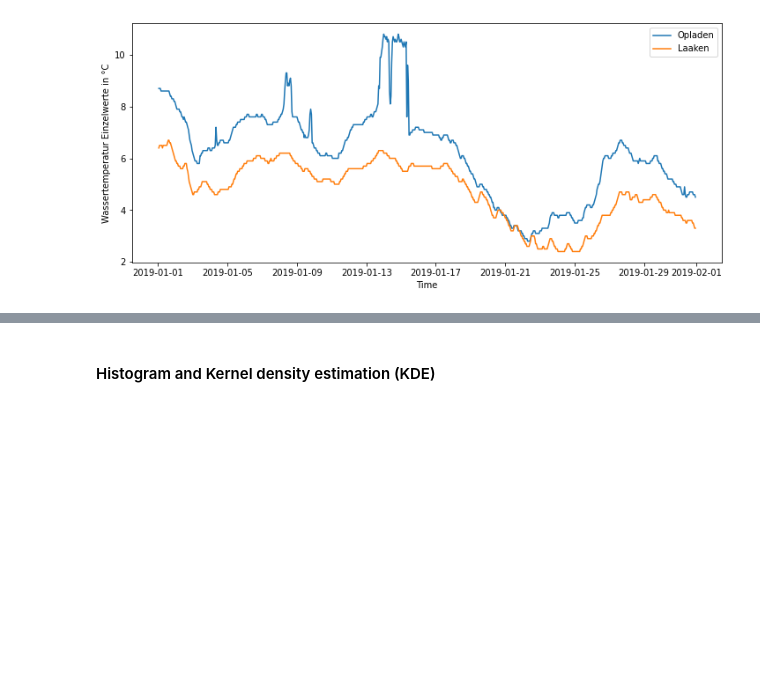
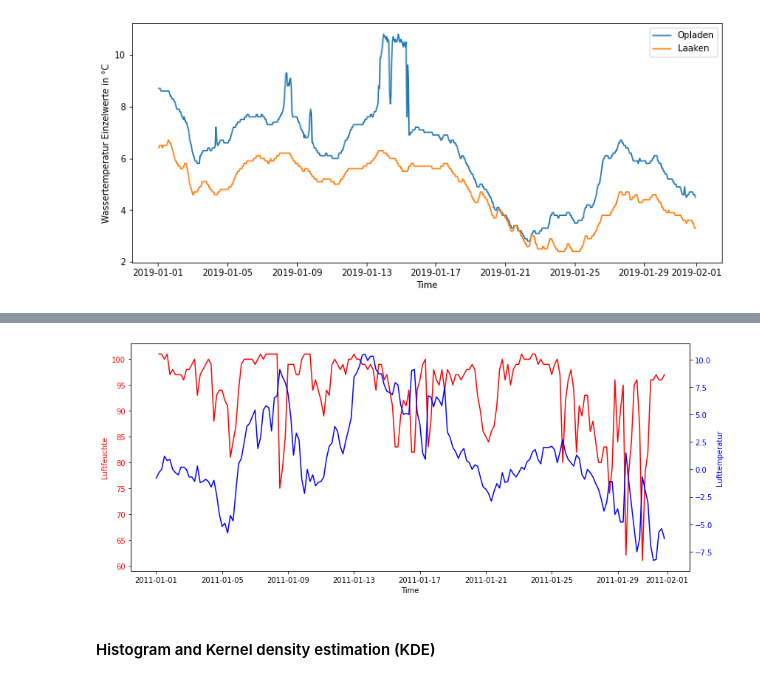
Before and after one commit to 52North/sos4py, a Jupyter notebook: examples/demo_data_access_plotting.ipynb, the cells around one changed output, grey strips where cells are left out. Drawn from its saved outputs; the diff is of its cells as text; code cells hidden in the pictures; blank space fills up the shorter version.

```diff
--- a/examples/demo_data_access_plotting.ipynb
+++ b/examples/demo_data_access_plotting.ipynb
@@ -311,3 +405,29 @@ plt.show()
+# %%
+x3 = df1_sub['time_stamp'].to_numpy()
+y3 = df1_sub['value'].to_numpy()
+
+x4 = df2_sub['time_stamp'].to_numpy()
+y4 = df2_sub['value'].to_numpy()
+
+fig, ax1 = plt.subplots(figsize=(12,5))
+
+color = 'red'
+ax1.set_xlabel('Time')
+ax1.set_ylabel('Luftfeuchte', color=color)
+ax1.plot(x3, y3, color=color)
+ax1.tick_params(axis='y', labelcolor=color)
+
+ax2 = ax1.twinx()
+
+color = 'blue'
+ax2.set_ylabel('Lufttemperatur', color=color)
+ax2.plot(x4, y4, color=color)
+ax2.tick_params(axis='y', labelcolor=color)
+
+fig.tight_layout()
+plt.show()
+# %% [output]
+[figure, added]
 # %% [markdown]
 #### Histogram and Kernel density estimation (KDE)
 # %%
```
Also changed, not shown: parts of 11 cells of this notebook.
